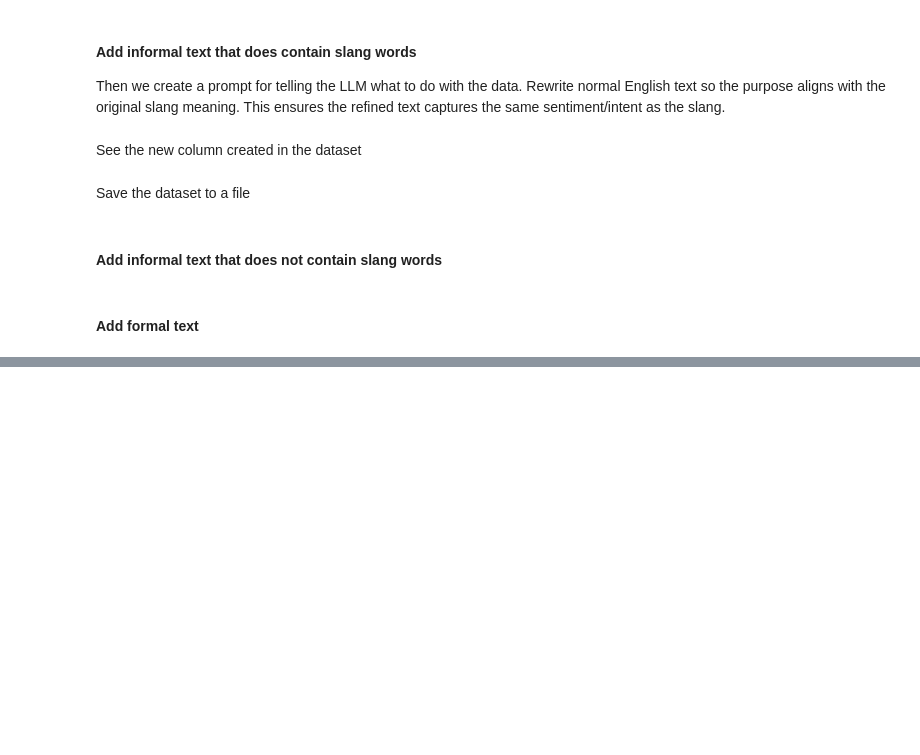
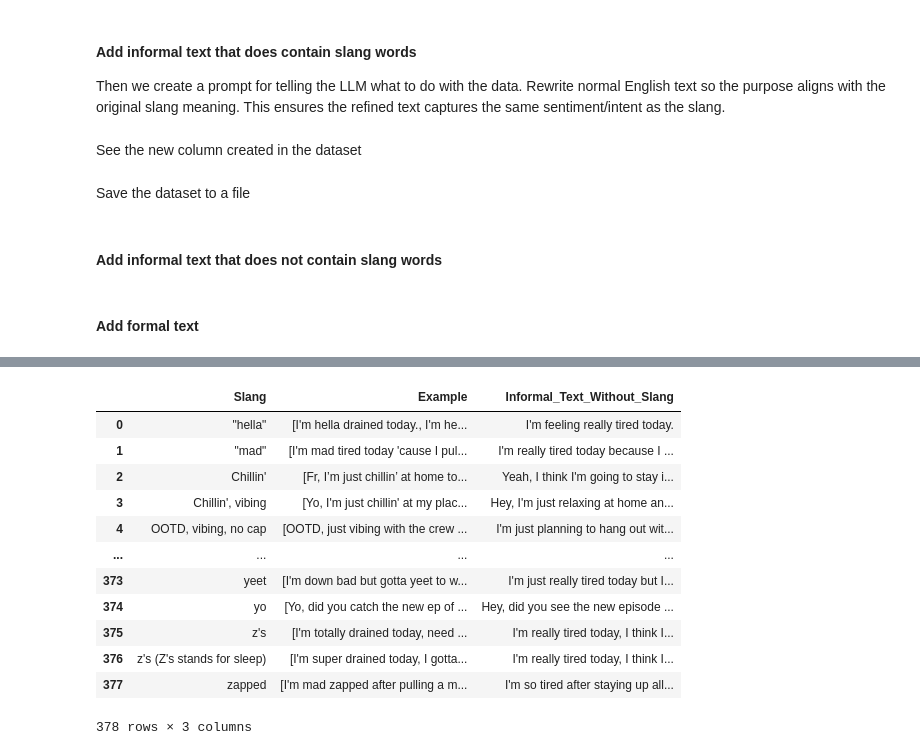
Before and after one commit to au-nlp/project-milestone-p2-group1, a Jupyter notebook: scripts/Data_Creation.ipynb, the cells around one changed output, grey strips where cells are left out. Drawn from its saved outputs; the diff is of its cells as text; code cells hidden in the pictures; blank space fills up the shorter version.

```diff
--- a/scripts/Data_Creation.ipynb
+++ b/scripts/Data_Creation.ipynb
@@ -443,0 +644,24 @@ df_mlbtrio.to_csv("genz_slang.csv", index=False)
+# %%
+# Create one Description per slang term (378 rows)
+df_terms = df_pairs.groupby('Slang').agg({
+    'Example': lambda x: list(x)[:5],  # Keep up to 5 examples
+    'Informal_Text_Without_Slang': 'first'
+}).reset_index()
+
+# Generate Description using multiple examples as context
+# This gives you a comprehensive understanding of the term
+df_terms
+# %% [output]
+|  | Slang | Example | Informal_Text_Without_Slang |
+| 0 | "hella" | [I'm hella drained today., I'm he... | I'm feeling really tired today. |
+| 1 | "mad" | [I'm mad tired today 'cause I pul... | I'm really tired today because I ... |
+| 2 | Chillin' | [Fr, I’m just chillin’ at home to... | Yeah, I think I'm going to stay i... |
+| 3 | Chillin', vibing | [Yo, I'm just chillin' at my plac... | Hey, I'm just relaxing at home an... |
+| 4 | OOTD, vibing, no cap | [OOTD, just vibing with the crew ... | I'm just planning to hang out wit... |
+| ... | ... | ... | ... |
+| 373 | yeet | [I'm down bad but gotta yeet to w... | I'm just really tired today but I... |
+| 374 | yo | [Yo, did you catch the new ep of ... | Hey, did you see the new episode ... |
+| 375 | z's | [I'm totally drained today, need ... | I'm really tired today, I think I... |
+| 376 | z's (Z's stands for sleep) | [I'm super drained today, I gotta... | I'm really tired today, I think I... |
+| 377 | zapped | [I'm mad zapped after pulling a m... | I'm so tired after staying up all... |
+378 rows × 3 columns
```
Also changed, not shown: parts of 43 cells of this notebook, 6 other files.
